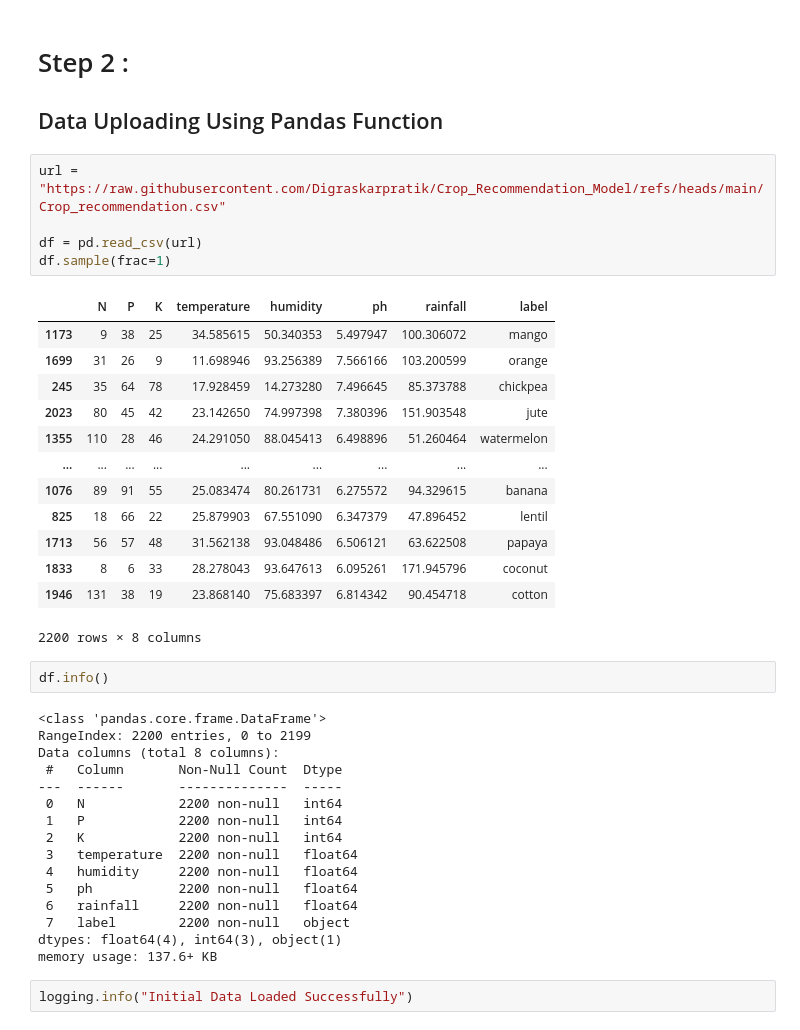
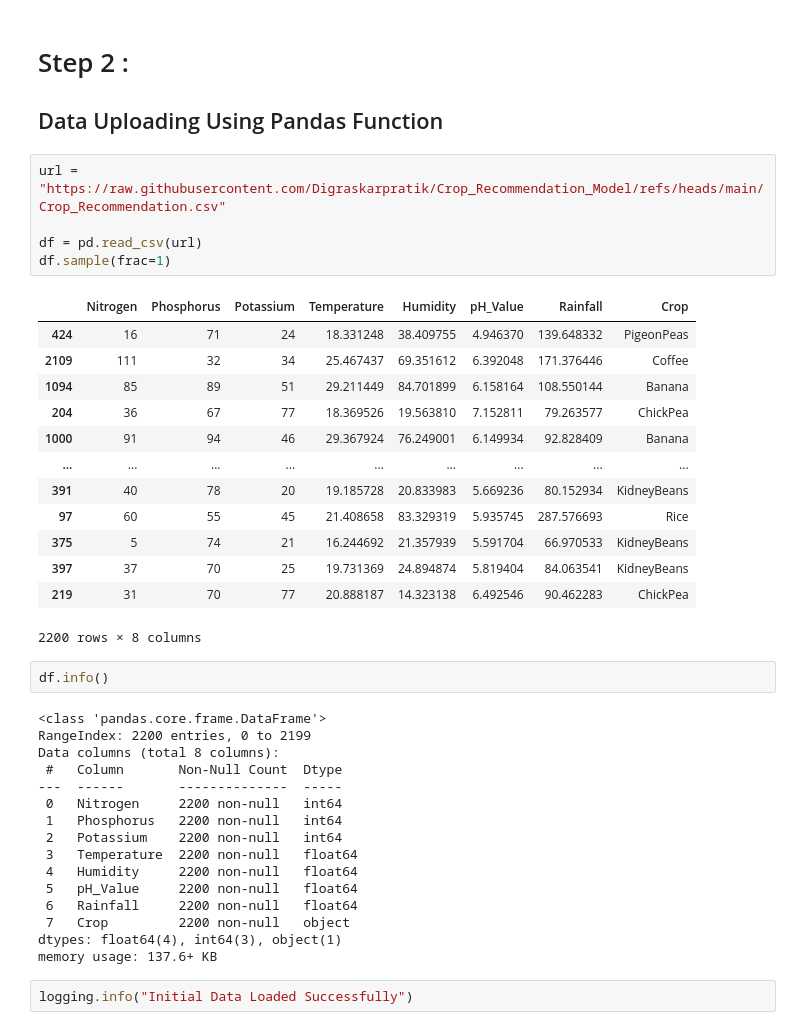
Before and after one commit to Digraskarpratik/Crop_Recommendation_Model, a Jupyter notebook: model.ipynb, the cells around one changed output. Drawn from its saved outputs; the diff is of its cells as text.

```diff
--- a/model.ipynb
+++ b/model.ipynb
@@ -26,23 +26,23 @@ logging.basicConfig(filename='app.log',
 # Step 2 :
 ## Data Uploading Using Pandas Function
 # %%
-url = "https://raw.githubusercontent.com/Digraskarpratik/Crop_Recommendation_Model/refs/heads/main/Crop_recommendation.csv"
+url = "https://raw.githubusercontent.com/Digraskarpratik/Crop_Recommendation_Model/refs/heads/main/Crop_Recommendation.csv"
 
 df = pd.read_csv(url)
 df.sample(frac=1)
 # %% [output]
-|  | N | P | K | temperature | humidity | ph | rainfall | label |
-| 1173 | 9 | 38 | 25 | 34.585615 | 50.340353 | 5.497947 | 100.306072 | mango |
-| 1699 | 31 | 26 | 9 | 11.698946 | 93.256389 | 7.566166 | 103.200599 | orange |
-| 245 | 35 | 64 | 78 | 17.928459 | 14.273280 | 7.496645 | 85.373788 | chickpea |
-| 2023 | 80 | 45 | 42 | 23.142650 | 74.997398 | 7.380396 | 151.903548 | jute |
-| 1355 | 110 | 28 | 46 | 24.291050 | 88.045413 | 6.498896 | 51.260464 | watermelon |
+|  | Nitrogen | Phosphorus | Potassium | Temperature | Humidity | pH_Value | Rainfall | Crop |
+| 424 | 16 | 71 | 24 | 18.331248 | 38.409755 | 4.946370 | 139.648332 | PigeonPeas |
+| 2109 | 111 | 32 | 34 | 25.467437 | 69.351612 | 6.392048 | 171.376446 | Coffee |
+| 1094 | 85 | 89 | 51 | 29.211449 | 84.701899 | 6.158164 | 108.550144 | Banana |
+| 204 | 36 | 67 | 77 | 18.369526 | 19.563810 | 7.152811 | 79.263577 | ChickPea |
+| 1000 | 91 | 94 | 46 | 29.367924 | 76.249001 | 6.149934 | 92.828409 | Banana |
 | ... | ... | ... | ... | ... | ... | ... | ... | ... |
-| 1076 | 89 | 91 | 55 | 25.083474 | 80.261731 | 6.275572 | 94.329615 | banana |
-| 825 | 18 | 66 | 22 | 25.879903 | 67.551090 | 6.347379 | 47.896452 | lentil |
-| 1713 | 56 | 57 | 48 | 31.562138 | 93.048486 | 6.506121 | 63.622508 | papaya |
-| 1833 | 8 | 6 | 33 | 28.278043 | 93.647613 | 6.095261 | 171.945796 | coconut |
-| 1946 | 131 | 38 | 19 | 23.868140 | 75.683397 | 6.814342 | 90.454718 | cotton |
+| 391 | 40 | 78 | 20 | 19.185728 | 20.833983 | 5.669236 | 80.152934 | KidneyBeans |
+| 97 | 60 | 55 | 45 | 21.408658 | 83.329319 | 5.935745 | 287.576693 | Rice |
+| 375 | 5 | 74 | 21 | 16.244692 | 21.357939 | 5.591704 | 66.970533 | KidneyBeans |
+| 397 | 37 | 70 | 25 | 19.731369 | 24.894874 | 5.819404 | 84.063541 | KidneyBeans |
+| 219 | 31 | 70 | 77 | 20.888187 | 14.323138 | 6.492546 | 90.462283 | ChickPea |
 2200 rows × 8 columns
 # %%
 df.info()
@@ -52,14 +52,14 @@ RangeIndex: 2200 entries, 0 to 2199
 Data columns (total 8 columns):
  #   Column       Non-Null Count  Dtype
 ---  ------       --------------  -----
- 0   N            2200 non-null   int64
- 1   P            2200 non-null   int64
- 2   K            2200 non-null   int64
- 3   temperature  2200 non-null   float64
- 4   humidity     2200 non-null   float64
- 5   ph           2200 non-null   float64
- 6   rainfall     2200 non-null   float64
- 7   label        2200 non-null   object
+ 0   Nitrogen     2200 non-null   int64
+ 1   Phosphorus   2200 non-null   int64
+ 2   Potassium    2200 non-null   int64
+ 3   Temperature  2200 non-null   float64
+ 4   Humidity     2200 non-null   float64
+ 5   pH_Value     2200 non-null   float64
+ 6   Rainfall     2200 non-null   float64
+ 7   Crop         2200 non-null   object
 dtypes: float64(4), int64(3), object(1)
 memory usage: 137.6+ KB
 # %%
```
Also changed, not shown: parts of 18 cells of this notebook, 1 other file.
